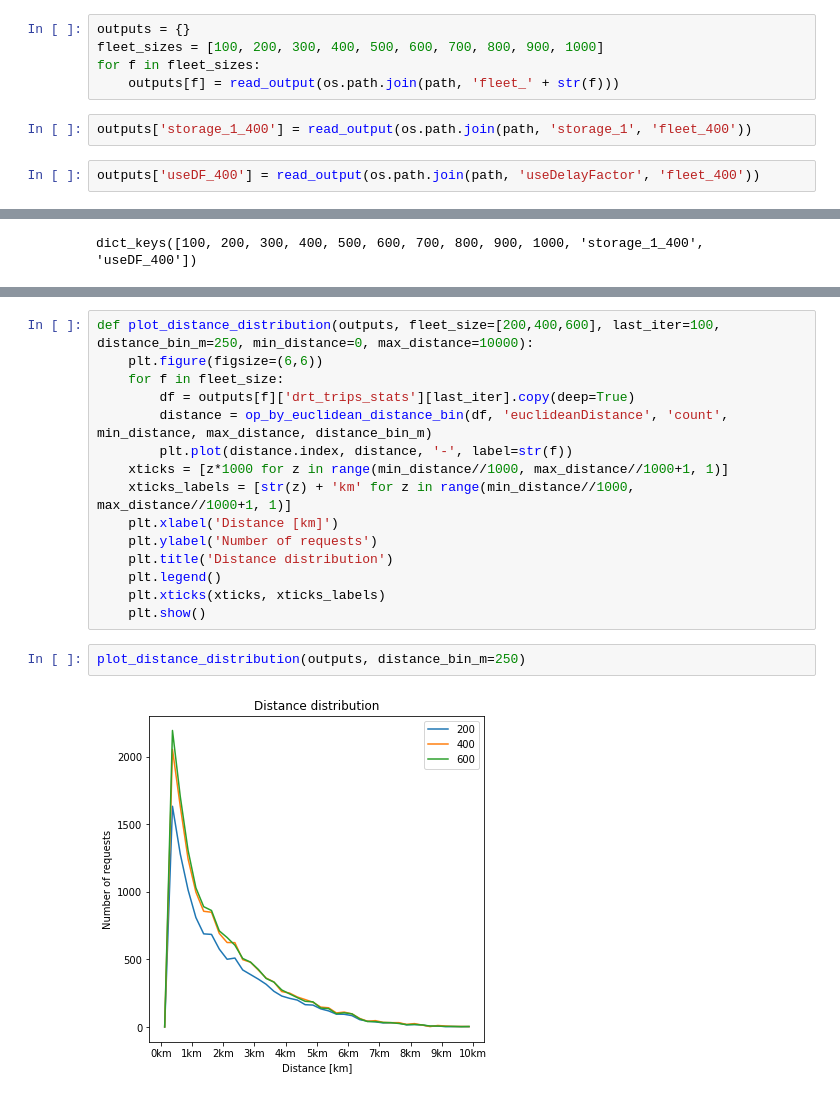
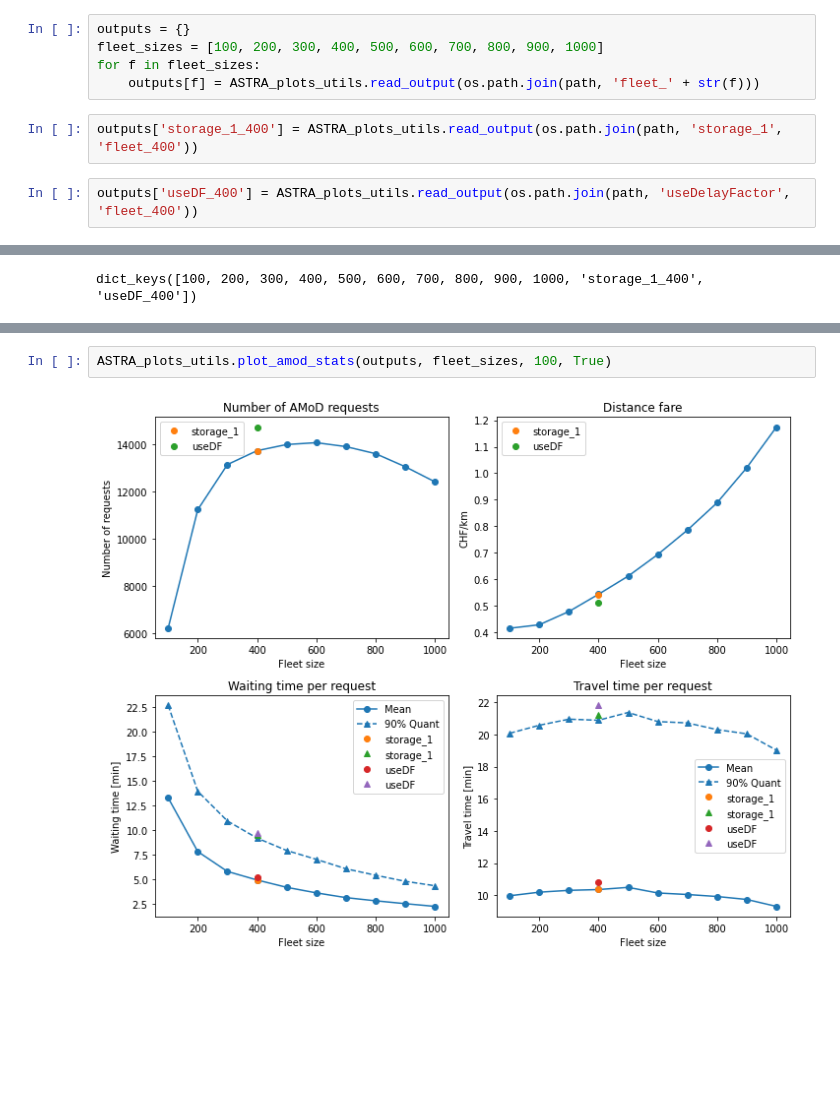
Before and after one commit to Sx-ETH/eqasim-java, a Jupyter notebook: switzerland/Analysis_notebooks/ASTRA_zurich_30km_paper.ipynb, the cells around one changed output, grey strips where cells are left out. Saved outputs shown, nothing was run; the diff lists cells and outputs as text; blank space fills up the shorter version.

Commit message:
Astra results and plots

```diff
--- a/switzerland/Analysis_notebooks/ASTRA_zurich_30km_paper.ipynb
+++ b/switzerland/Analysis_notebooks/ASTRA_zurich_30km_paper.ipynb
@@ -67,11 +17,11 @@ path = '/cluster/work/ivt_vpl/mfrancesc/SA_scenario/astra_small/'
 outputs = {}
 fleet_sizes = [100, 200, 300, 400, 500, 600, 700, 800, 900, 1000]
 for f in fleet_sizes:
-    outputs[f] = read_output(os.path.join(path, 'fleet_' + str(f)))
+    outputs[f] = ASTRA_plots_utils.read_output(os.path.join(path, 'fleet_' + str(f)))
 # %%
-outputs['storage_1_400'] = read_output(os.path.join(path, 'storage_1', 'fleet_400'))
+outputs['storage_1_400'] = ASTRA_plots_utils.read_output(os.path.join(path, 'storage_1', 'fleet_400'))
 # %%
-outputs['useDF_400'] = read_output(os.path.join(path, 'useDelayFactor', 'fleet_400'))
+outputs['useDF_400'] = ASTRA_plots_utils.read_output(os.path.join(path, 'useDelayFactor', 'fleet_400'))
 # %%
 outputs.keys()
 # %% [output]
@@ -275,19 +29,4 @@ def op_by_euclidean_distance_bin(drt_trips_stats, column, op, min_distance=0, ma
-# %%
-def plot_distance_distribution(outputs, fleet_size=[200,400,600], last_iter=100, distance_bin_m=250, min_distance=0, max_distance=10000):
-    plt.figure(figsize=(6,6))
-    for f in fleet_size:
-        df = outputs[f]['drt_trips_stats'][last_iter].copy(deep=True)
-        distance = op_by_euclidean_distance_bin(df, 'euclideanDistance', 'count', min_distance, max_distance, distance_bin_m)
-        plt.plot(distance.index, distance, '-', label=str(f))
-    xticks = [z*1000 for z in range(min_distance//1000, max_distance//1000+1, 1)]
-    xticks_labels = [str(z) + 'km' for z in range(min_distance//1000, max_distance//1000+1, 1)]
-    plt.xlabel('Distance [km]')
-    plt.ylabel('Number of requests')
-    plt.title('Distance distribution')
-    plt.legend()
-    plt.xticks(xticks, xticks_labels)
-    plt.show()
-# %%
-plot_distance_distribution(outputs, distance_bin_m=250)
-# %% [output]
-[figure, removed]
+# %%
+ASTRA_plots_utils.plot_amod_stats(outputs, fleet_sizes, 100, True)
+# %% [output]
+[figure, added]
```
Also changed, not shown: parts of 21 cells of this notebook, 2 other files.
